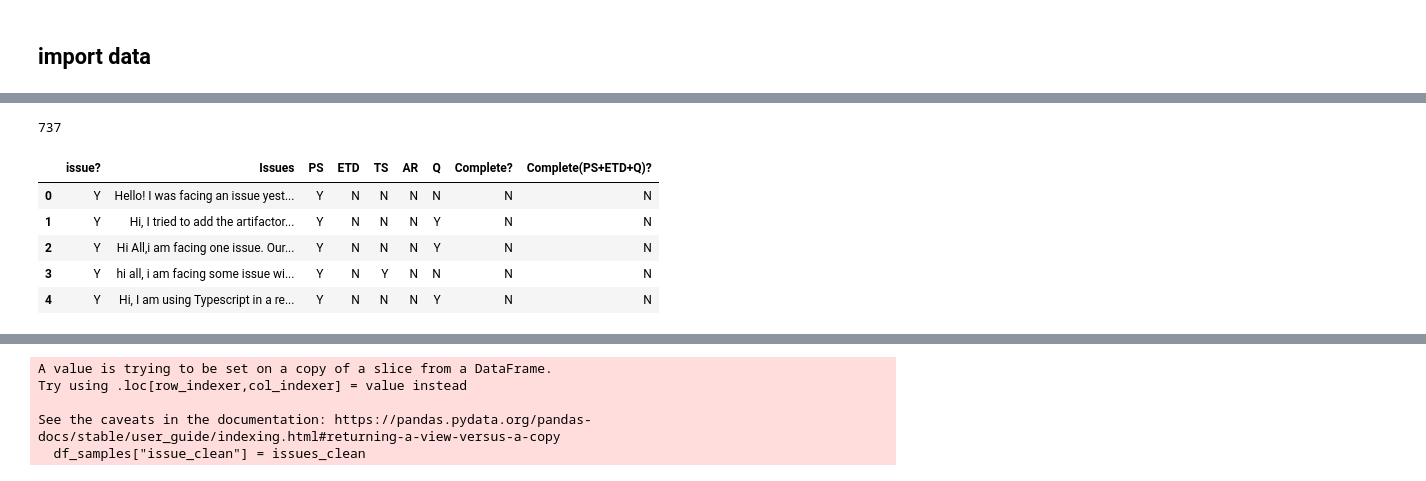
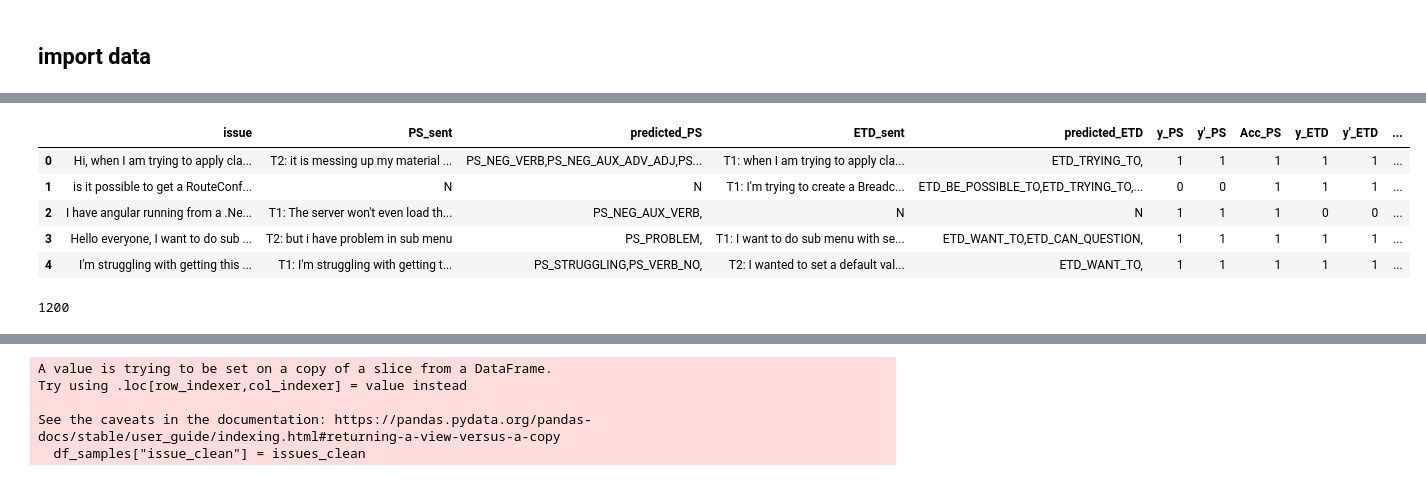
Before and after one commit to NoleWang/Respondent_Recommendation, a Jupyter notebook: Data/tools/Chat_preprocess.ipynb, the cells around one changed output, grey strips where cells are left out. Drawn from its saved outputs; the diff is of its cells as text; code cells hidden in the pictures.

```diff
--- a/Data/tools/Chat_preprocess.ipynb
+++ b/Data/tools/Chat_preprocess.ipynb
@@ -220,0 +275,11 @@ df_samples.reset_index(drop=True, inplace=True)
+# %%
+df_test = pd.read_csv("../chat_pattern/chat_testing_200.csv")
+df_test.fillna("N",inplace=True)
+df_test.head()
+# %% [output]
+|  | issue | PS_sent | predicted_PS | ETD_sent | predicted_ETD | y_PS | y'_PS | Acc_PS | y_ETD | y'_ETD | ... |
+| 0 | Hi, when I am trying to apply cla... | T2: it is messing up my material ... | PS_NEG_VERB,PS_NEG_AUX_ADV_ADJ,PS... | T1: when I am trying to apply cla... | ETD_TRYING_TO, | 1 | 1 | 1 | 1 | 1 | ... |
+| 1 | is it possible to get a RouteConf... | N | N | T1: I'm trying to create a Breadc... | ETD_BE_POSSIBLE_TO,ETD_TRYING_TO,... | 0 | 0 | 1 | 1 | 1 | ... |
+| 2 | I have angular running from a .Ne... | T1: The server won't even load th... | PS_NEG_AUX_VERB, | N | N | 1 | 1 | 1 | 0 | 0 | ... |
+| 3 | Hello everyone, I want to do sub ... | T2: but i have problem in sub menu | PS_PROBLEM, | T1: I want to do sub menu with se... | ETD_WANT_TO,ETD_CAN_QUESTION, | 1 | 1 | 1 | 1 | 1 | ... |
+| 4 | I'm struggling with getting this ... | T1: I'm struggling with getting t... | PS_STRUGGLING,PS_VERB_NO, | T2: I wanted to set a default val... | ETD_WANT_TO, | 1 | 1 | 1 | 1 | 1 | ... |
@@ -221,15 +289,6 @@ df_samples.reset_index(drop=True, inplace=True)
 # %%
-len(df_samples)
+len(all_data)
 # %% [output]
-737
+1200
-# %%
-df_samples.head()
-# %% [output]
-|  | issue? | Issues | PS | ETD | TS | AR | Q | Complete? | Complete(PS+ETD+Q)? |
-| 0 | Y | Hello! I was facing an issue yest... | Y | N | N | N | N | N | N |
-| 1 | Y | Hi, I tried to add the artifactor... | Y | N | N | N | Y | N | N |
-| 2 | Y | Hi All,i am facing one issue. Our... | Y | N | N | N | Y | N | N |
-| 3 | Y | hi all, i am facing some issue wi... | Y | N | Y | N | N | N | N |
-| 4 | Y | Hi, I am using Typescript in a re... | Y | N | N | N | Y | N | N |
 # %%
 data_preprocess = Dataset_Preprocess()
```
Also changed, not shown: parts of 44 cells of this notebook, 7 other files.
